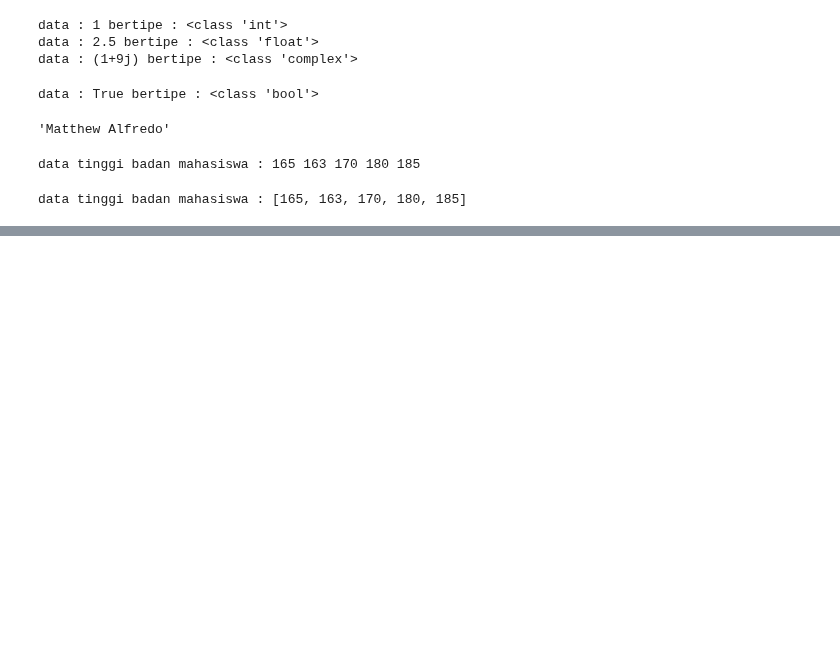
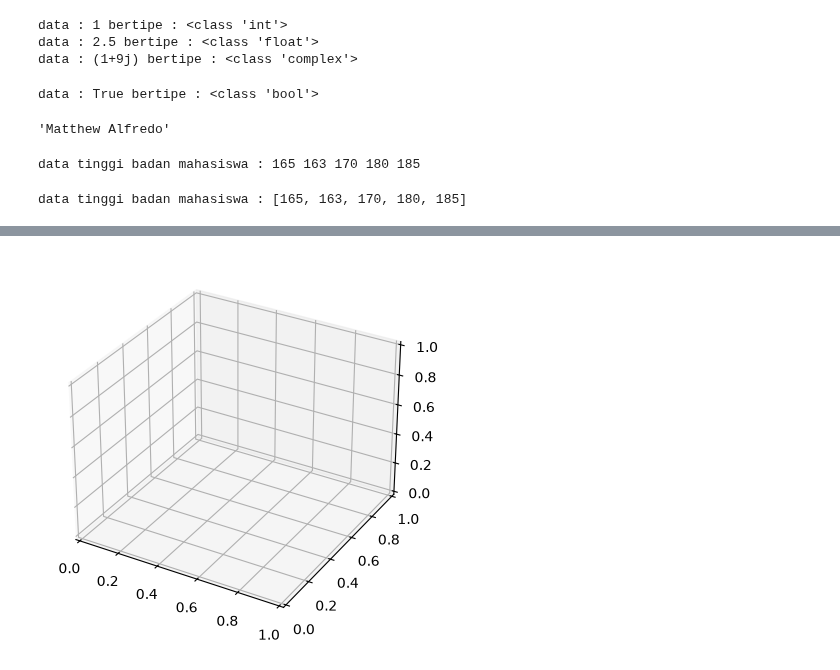
Before and after one commit to bryansiagian/CERTAN, a Jupyter notebook: 42324029_Bryan Torisi Siagian.ipynb, the cells around one changed output, grey strips where cells are left out. Cells and saved outputs as stored; diff of their text form; code cells hidden in the pictures; blank space fills up the shorter version.

```diff
--- a/42324029_Bryan Torisi Siagian.ipynb
+++ b/42324029_Bryan Torisi Siagian.ipynb
@@ -65,0 +777,7 @@ data tinggi badan mahasiswa : [165, 163, 170, 180, 185]
+# %%
+from mpl_toolkits import mplot3d
+
+fig = plt.figure()
+ax = plt.axes(projection = '3d')
+# %% [output]
+[figure, added]
```
Also changed, not shown: parts of 58 cells of this notebook.
